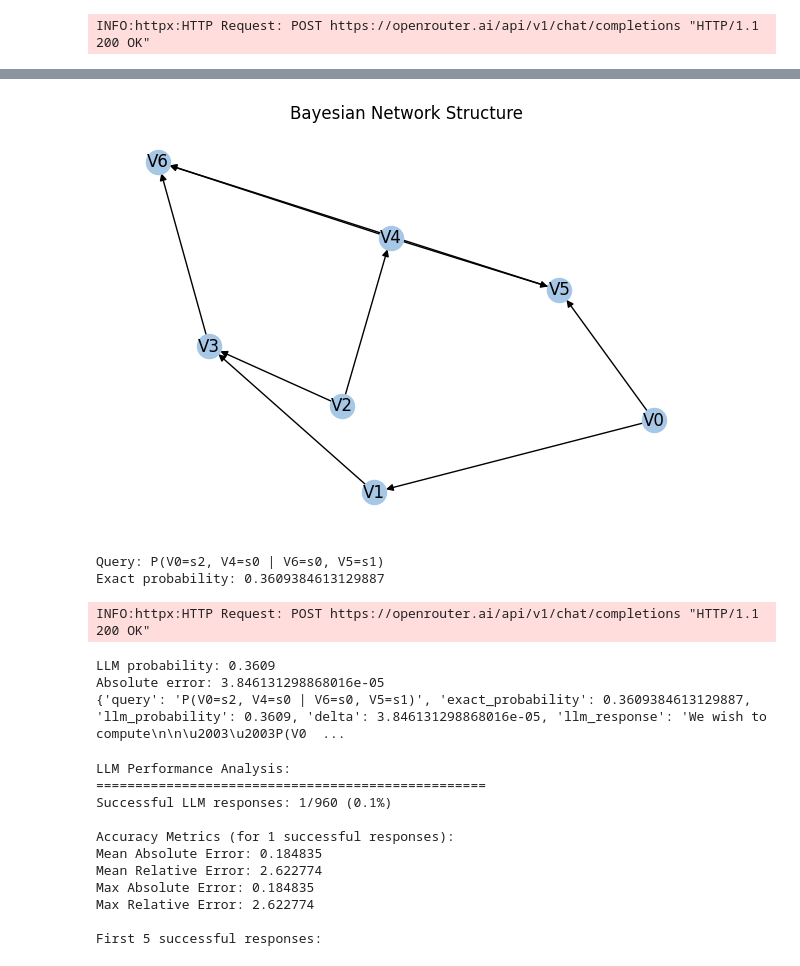
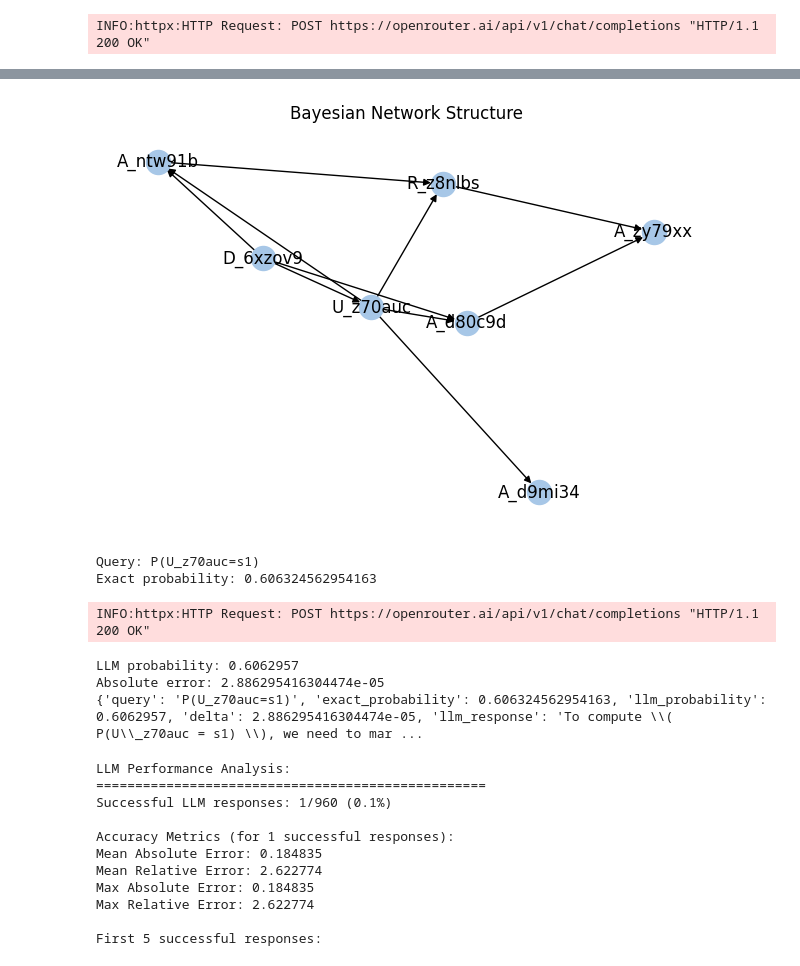
Before and after one commit to ferjorosa/probabilistic-reasoning-llms, a Jupyter notebook: notebooks/graph_generation/BN_generation_sweep.ipynb, the cells around one changed output, grey strips where cells are left out. Saved outputs shown, nothing was run; the diff lists cells and outputs as text; code cells hidden in the pictures.

```diff
--- a/notebooks/graph_generation/BN_generation_sweep.ipynb
+++ b/notebooks/graph_generation/BN_generation_sweep.ipynb
@@ -383,25 +406,25 @@ INFO:httpx:HTTP Request: POST https://openrouter.ai/api/v1/chat/completions "HTT
 # %%
 # Inspect a single row: draw BN, call LLM, compare\n
 from bn_generation import inspect_row_and_call_llm
 # Choose a row index from full_df\n
-row_index = 140  # e.g., 0 or any valid index\n
+row_index = ind  # e.g., 0 or any valid index\n
 result = inspect_row_and_call_llm(
     full_df=full_df,
     all_bayesian_networks=all_bayesian_networks,
     row_index=row_index,
     openai_client=client,
     model=MODEL,
     draw_kwargs={"figsize": (6, 4)},
 )
 print(result)
 # %% [output]
-[figure, old version]
+[figure, new version]
-Query: P(V0=s2, V4=s0 | V6=s0, V5=s1)
-Exact probability: 0.3609384613129887
+Query: P(U_z70auc=s1)
+Exact probability: 0.606324562954163
 INFO:httpx:HTTP Request: POST https://openrouter.ai/api/v1/chat/completions "HTTP/1.1 200 OK"
-LLM probability: 0.3609
-Absolute error: 3.846131298868016e-05
-{'query': 'P(V0=s2, V4=s0 | V6=s0, V5=s1)', 'exact_probability': 0.3609384613129887, 'llm_probability': 0.3609, 'delta': 3.846131298868016e-05, 'llm_response': 'We wish to compute\n\n\u2003\u2003P(V0  ...
+LLM probability: 0.6062957
+Absolute error: 2.886295416304474e-05
+{'query': 'P(U_z70auc=s1)', 'exact_probability': 0.606324562954163, 'llm_probability': 0.6062957, 'delta': 2.886295416304474e-05, 'llm_response': 'To compute \\( P(U\\_z70auc = s1) \\), we need to mar ...
 # %%
 # Display LLM performance statistics
 print("LLM Performance Analysis:")
```
Also changed, not shown: parts of 4 cells of this notebook.
